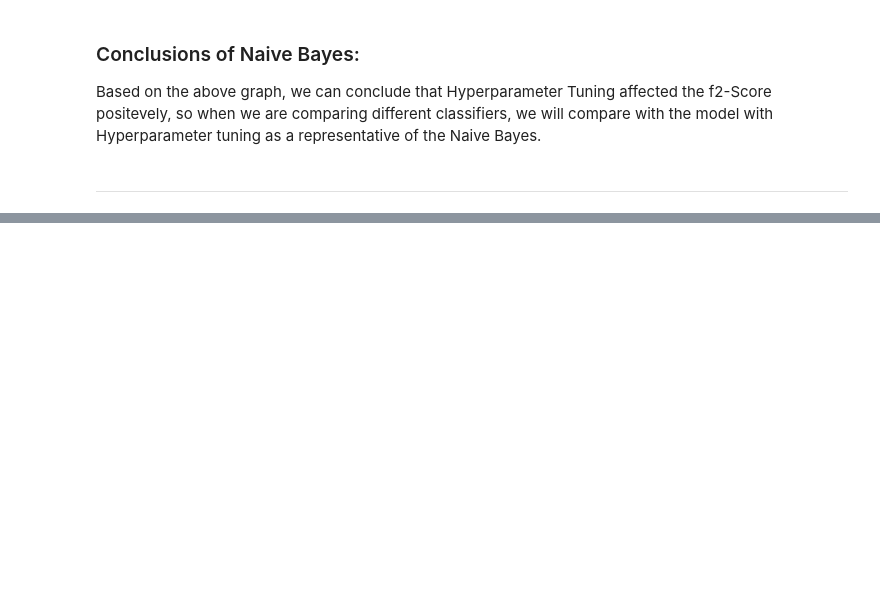
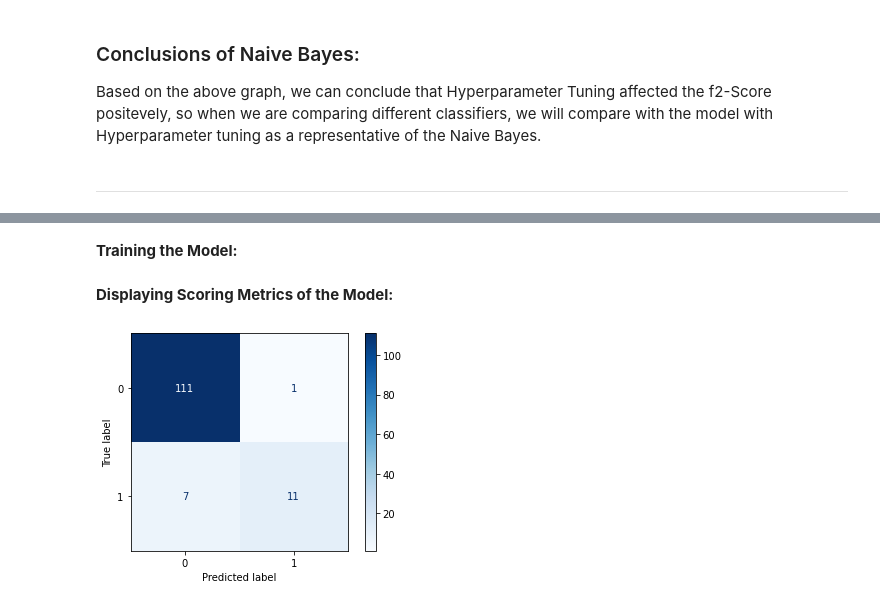
Before and after one commit to dona-samir/COVID-19-Outcome-Prediction, a Jupyter notebook: covid19OutcomePrediction.ipynb, the cells around one changed output, grey strips where cells are left out. Drawn from its saved outputs; the diff is of its cells as text; code cells hidden in the pictures; blank space fills up the shorter version.

Commit message:
Logistic Regression
Tried Logistic Regression Classifier to predict the outcome with and without hyperparameter tuning and choosing the best model.

```diff
--- a/covid19OutcomePrediction.ipynb
+++ b/covid19OutcomePrediction.ipynb
@@ -1224,0 +1240,24 @@ Based on the above graph, we can conclude that Hyperparameter Tuning affected th
+# %%
+y = df['result']
+X = df.drop(columns=['result'])
+# %%
+X_train, X_test, y_train, y_test = train_test_split(X,y, test_size=0.15,random_state=10)
+# %%
+scal = StandardScaler()
+X_train1 = scal.fit_transform(X_train)
+X_test1 = scal.transform(X_test)
+# %% [markdown]
+__Training the Model:__
+# %%
+clf = linear_model.LogisticRegression()
+clf.fit(X_train1, y_train)
+
+y_pred_prob = clf.predict_proba(X_test1)
+y_pred_prob = y_pred_prob[:,1]
+y_pred = clf.predict(X_test1)
+# %% [markdown]
+__Displaying Scoring Metrics of the Model:__
+# %%
+disp = plot_confusion_matrix(clf, X_test1, y_test, cmap ='Blues', values_format='.3g')
+# %% [output]
+[figure, added]
```
Also changed, not shown: parts of 62 cells of this notebook.
